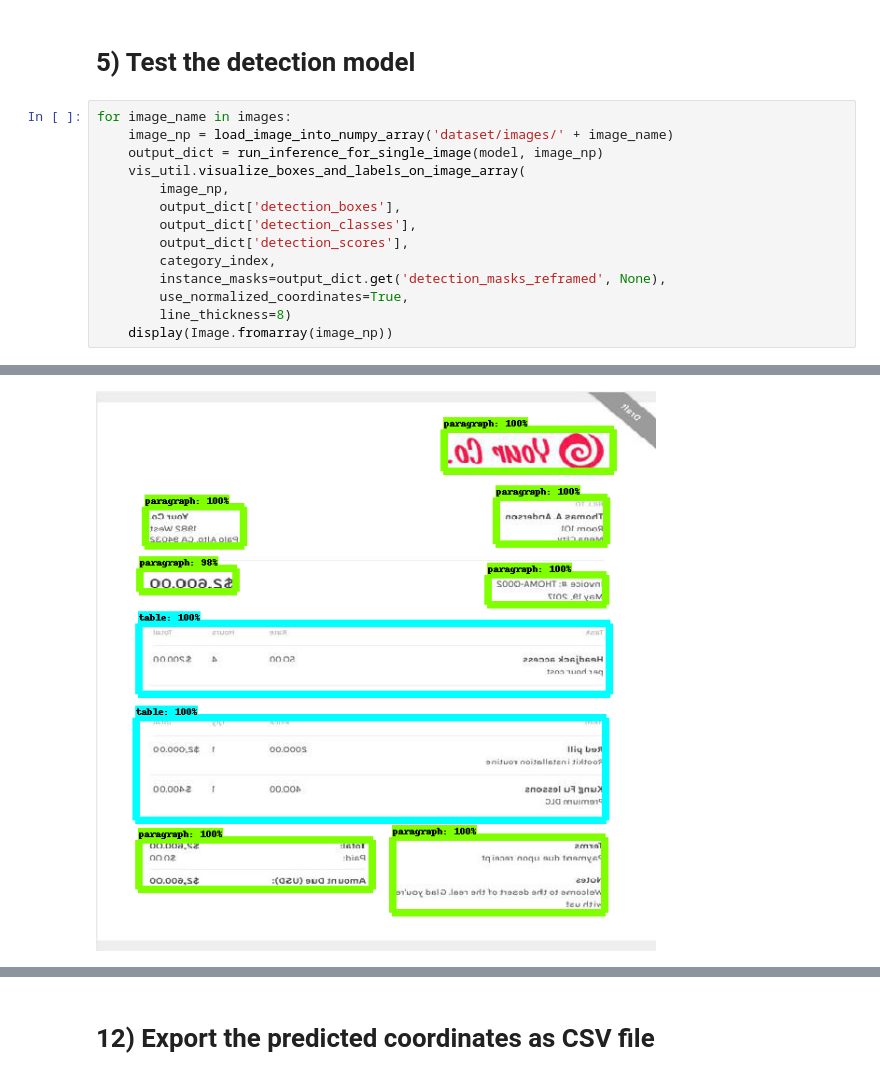
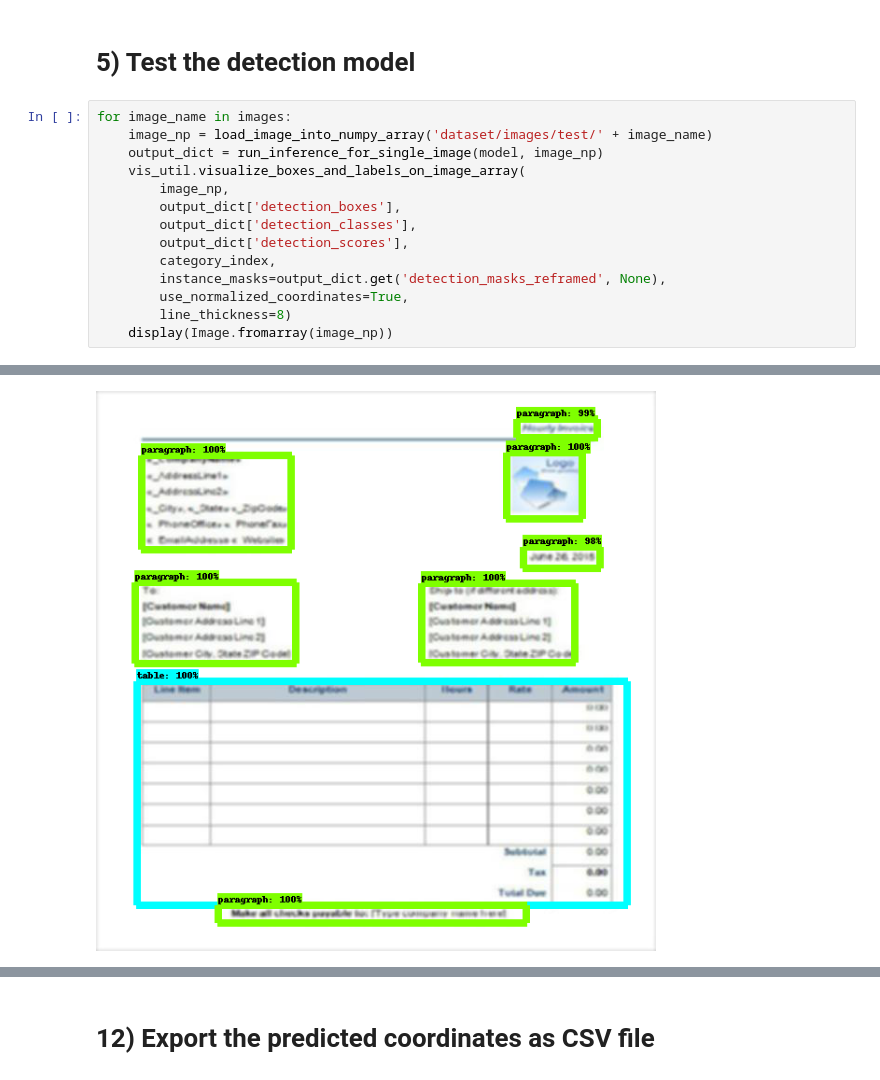
Before and after one commit to azzubair01/Invoice-Segmentation, a Jupyter notebook: invoice_frcnn_v1_test.ipynb, the cells around one changed output, grey strips where cells are left out. Drawn from its saved outputs; the diff is of its cells as text.

```diff
--- a/invoice_frcnn_v1_test.ipynb
+++ b/invoice_frcnn_v1_test.ipynb
@@ -65,7 +81,7 @@ FileNotFoundError: [Errno 2] No such file or directory: 'dataset/test_labels.csv
 # 5) Test the detection model
 # %%
 for image_name in images:
-    image_np = load_image_into_numpy_array('dataset/images/' + image_name)
+    image_np = load_image_into_numpy_array('dataset/images/test/' + image_name)
     output_dict = run_inference_for_single_image(model, image_np)
     vis_util.visualize_boxes_and_labels_on_image_array(
         image_np,
@@ -82 +98 @@ for image_name in images:
-[figure, old version]
+[figure, new version]
```
Also changed, not shown: parts of 6 cells of this notebook.
